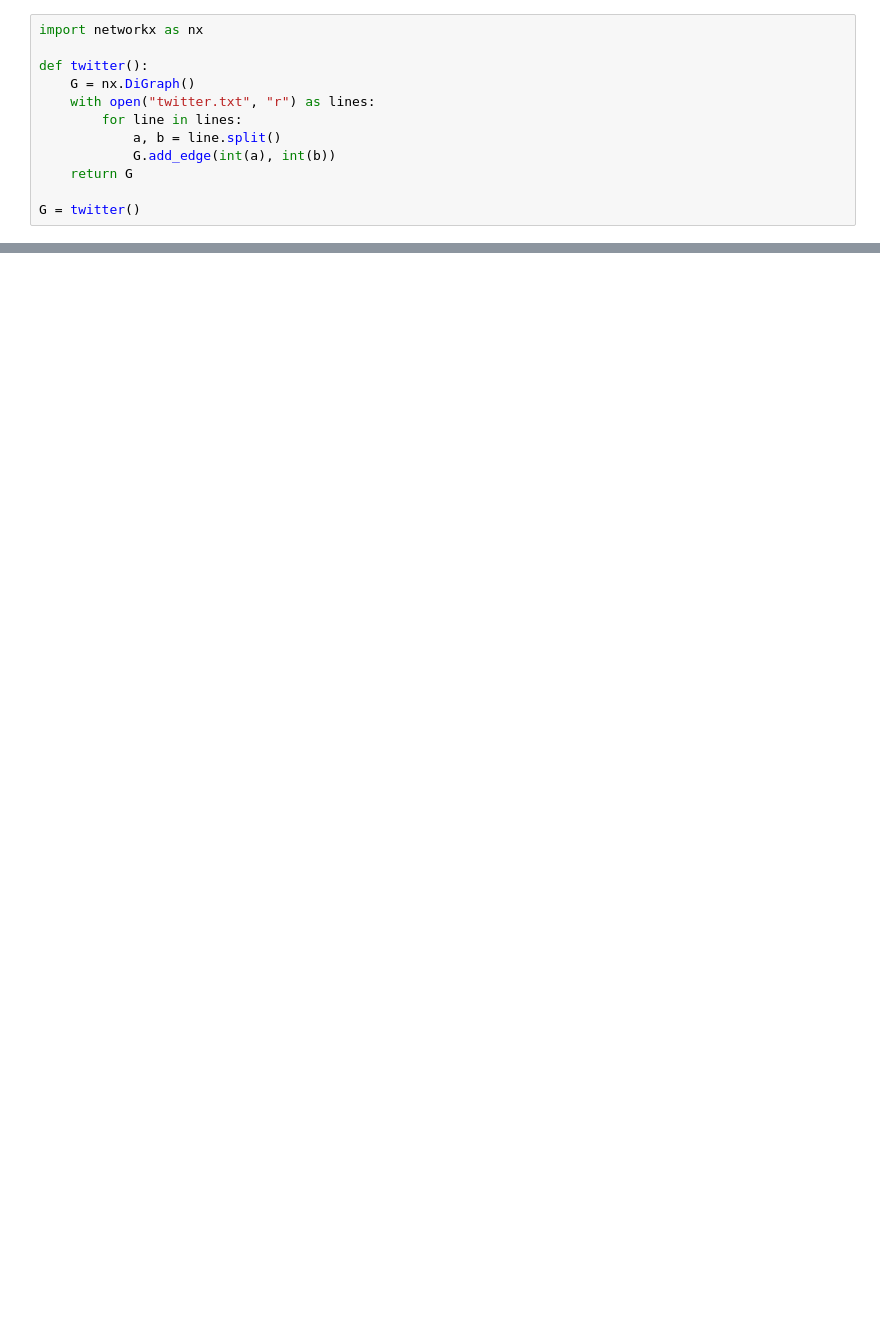
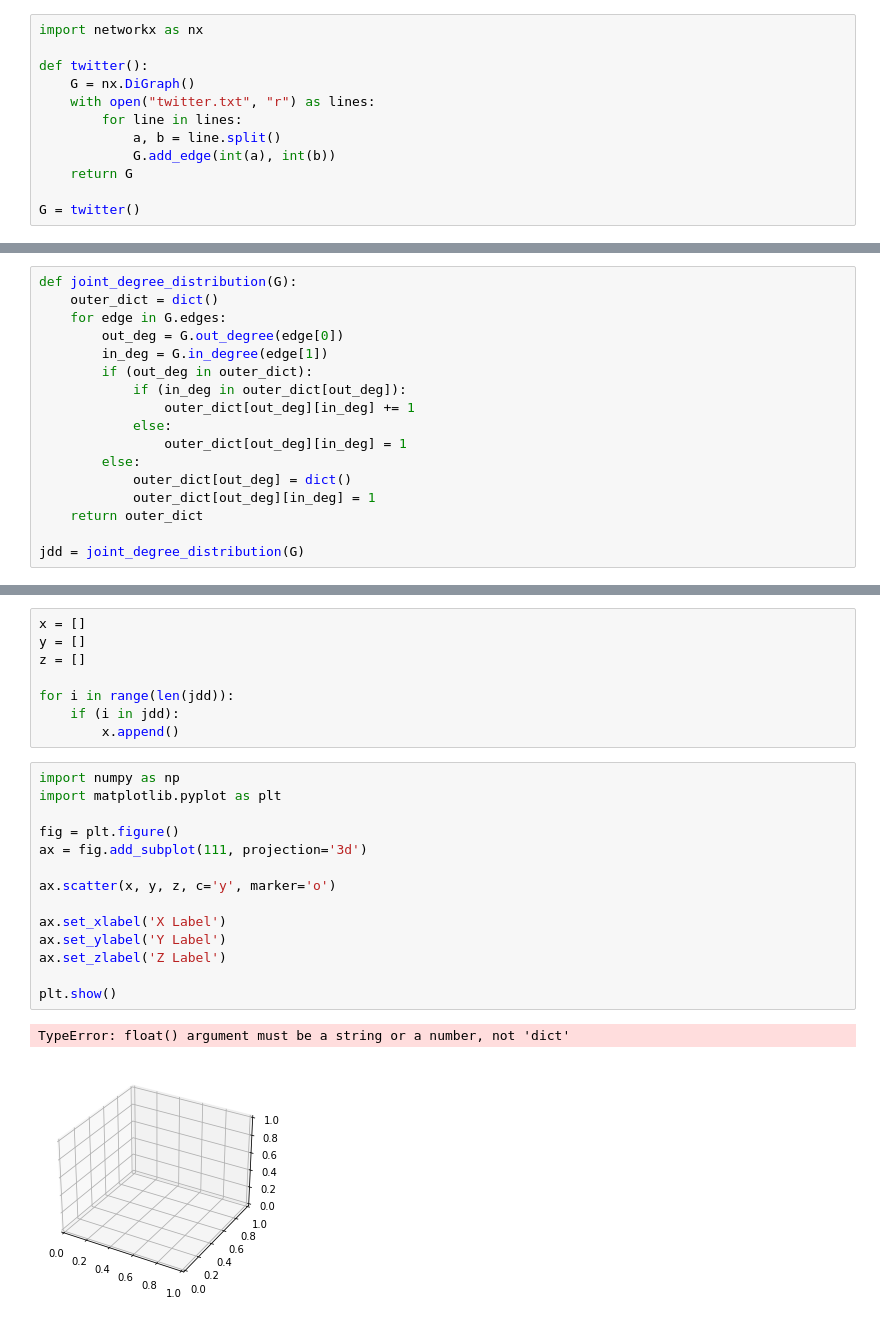
Before and after one commit to mbombek/ina_project, a Jupyter notebook: runner.ipynb, the cells around one changed output, grey strips where cells are left out. Drawn from its saved outputs; the diff is of its cells as text; blank space fills up the shorter version.

Commit message:
joint degree distribution

```diff
--- a/runner.ipynb
+++ b/runner.ipynb
@@ -75 +75,18 @@ print(
 ╘══════════════════════╧═══════╛
+# %%
+def joint_degree_distribution(G):
+    outer_dict = dict()
+    for edge in G.edges:
+        out_deg = G.out_degree(edge[0])
+        in_deg = G.in_degree(edge[1])
+        if (out_deg in outer_dict):
+            if (in_deg in outer_dict[out_deg]):
+                outer_dict[out_deg][in_deg] += 1
+            else:
+                outer_dict[out_deg][in_deg] = 1
+        else:
+            outer_dict[out_deg] = dict()
+            outer_dict[out_deg][in_deg] = 1
+    return outer_dict
+
+jdd = joint_degree_distribution(G)
@@ -75,0 +131,25 @@ print(
+# %%
+x = []
+y = []
+z = []
+
+for i in range(len(jdd)):
+    if (i in jdd):
+        x.append()
+# %%
+import numpy as np
+import matplotlib.pyplot as plt
+
+fig = plt.figure()
+ax = fig.add_subplot(111, projection='3d')
+
+ax.scatter(x, y, z, c='y', marker='o')
+
+ax.set_xlabel('X Label')
+ax.set_ylabel('Y Label')
+ax.set_zlabel('Z Label')
+
+plt.show()
+# %% [output]
+TypeError: float() argument must be a string or a number, not 'dict'
+[figure, added]
```
Also changed, not shown: parts of 7 cells of this notebook.
